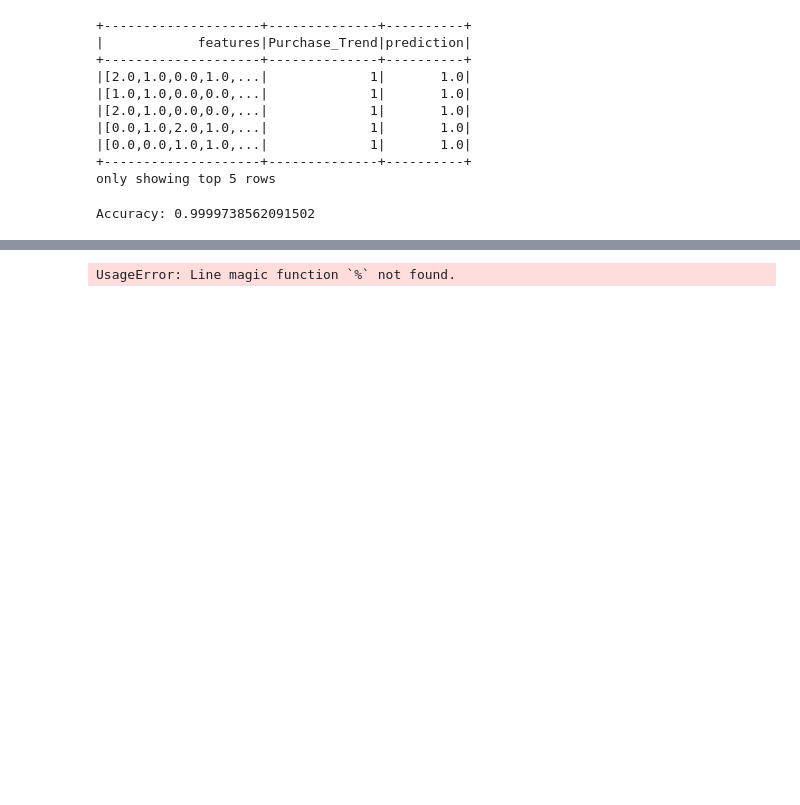
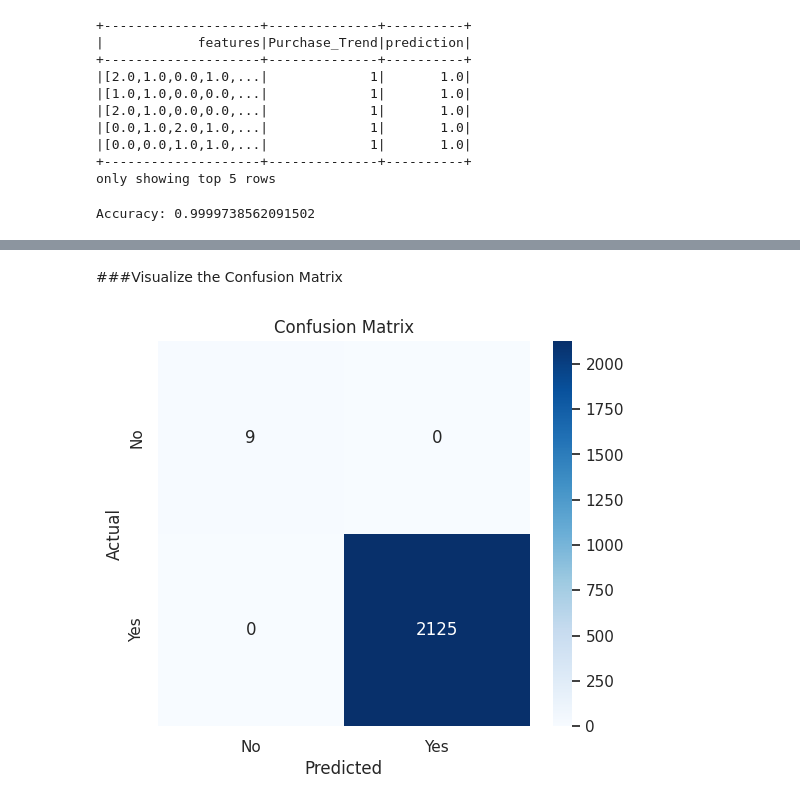
Before and after one commit to Yassineka99/Analysis_of_E_commerce_Sales_Patterns.ipynb, a Jupyter notebook: Analysis_of_E_commerce_Sales_Patterns.ipynb, the cells around one changed output, grey strips where cells are left out. Drawn from its saved outputs; the diff is of its cells as text; code cells hidden in the pictures; blank space fills up the shorter version.

```diff
--- a/Analysis_of_E_commerce_Sales_Patterns.ipynb
+++ b/Analysis_of_E_commerce_Sales_Patterns.ipynb
@@ -292,9 +294,34 @@ predictions.select("Purchase_Trend", "prediction").write.csv("predictions.csv",
 # %%
-% Load the predictions CSV
-data = readtable('predictions.csv');
+import pandas as pd
 
-% Extract the actual and predicted values
-actual = data.Purchase_Trend;
-predicted = data.prediction;
+# Load the predictions CSV file into a pandas DataFrame
+predictions.select("Purchase_Trend", "prediction").write.option("header", "true").csv("/content/predictions1")
+
+
+# Extract the actual and predicted values
+actual = predictions["Purchase_Trend"]
+predicted = predictions["prediction"]
-# %% [output]
-UsageError: Line magic function `%` not found.
+# %% [markdown]
+###Visualize the Confusion Matrix
+# %%
+from sklearn.metrics import confusion_matrix
+import seaborn as sns
+import matplotlib.pyplot as plt
+
+actual_predicted_df = predictions.select("Purchase_Trend", "prediction").toPandas()
+
+# Extract actual and predicted values as numpy arrays
+actual = actual_predicted_df['Purchase_Trend'].values
+predicted = actual_predicted_df['prediction'].values
+# Generate confusion matrix
+cm = confusion_matrix(actual, predicted)
+
+# Plot confusion matrix as a heatmap
+plt.figure(figsize=(6, 5))
+sns.heatmap(cm, annot=True, fmt='d', cmap='Blues', xticklabels=['No', 'Yes'], yticklabels=['No', 'Yes'])
+plt.title('Confusion Matrix')
+plt.xlabel('Predicted')
+plt.ylabel('Actual')
+plt.show()
+# %% [output]
+[figure, added]
```
Also changed, not shown: parts of 7 cells of this notebook.
